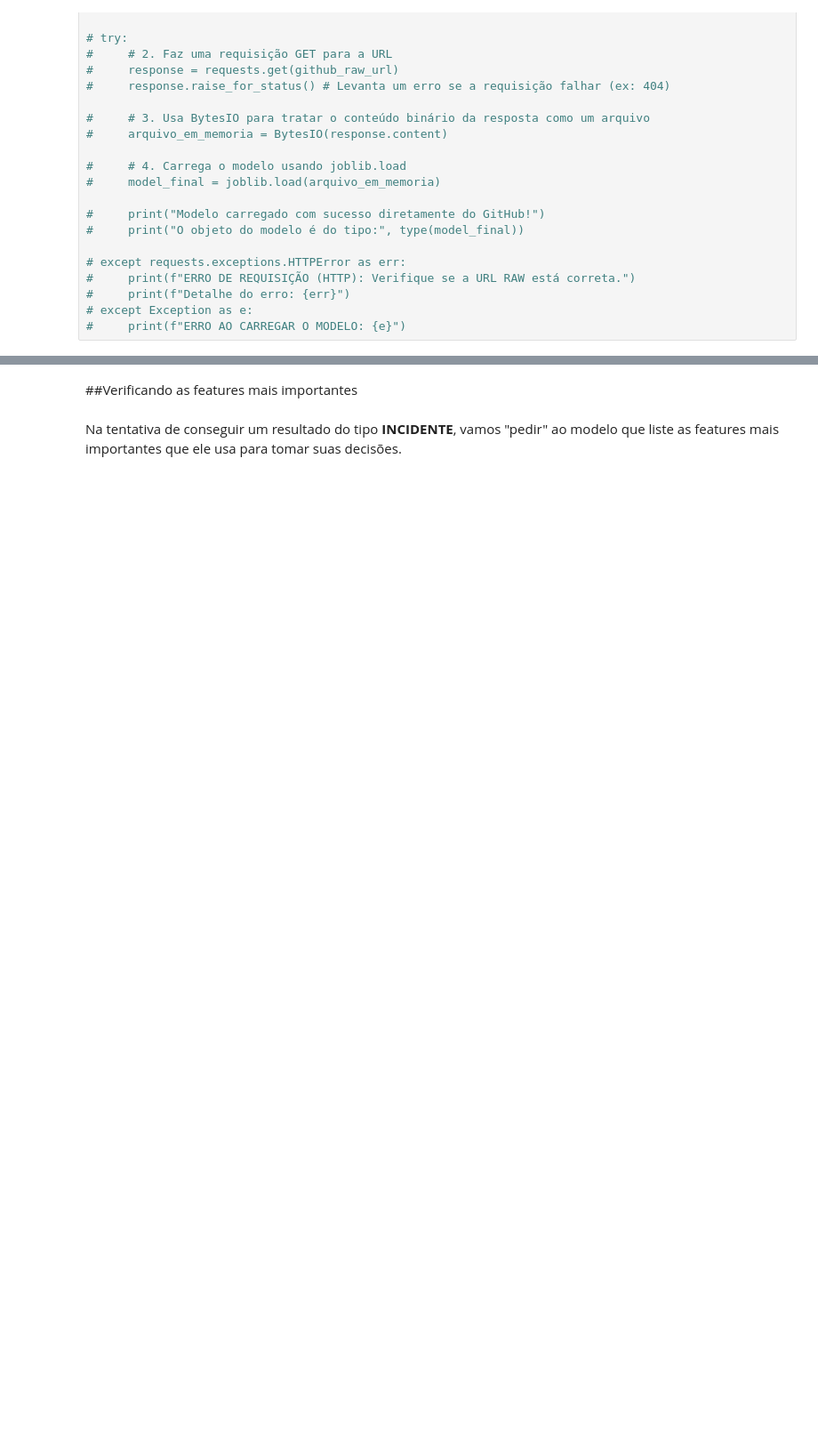
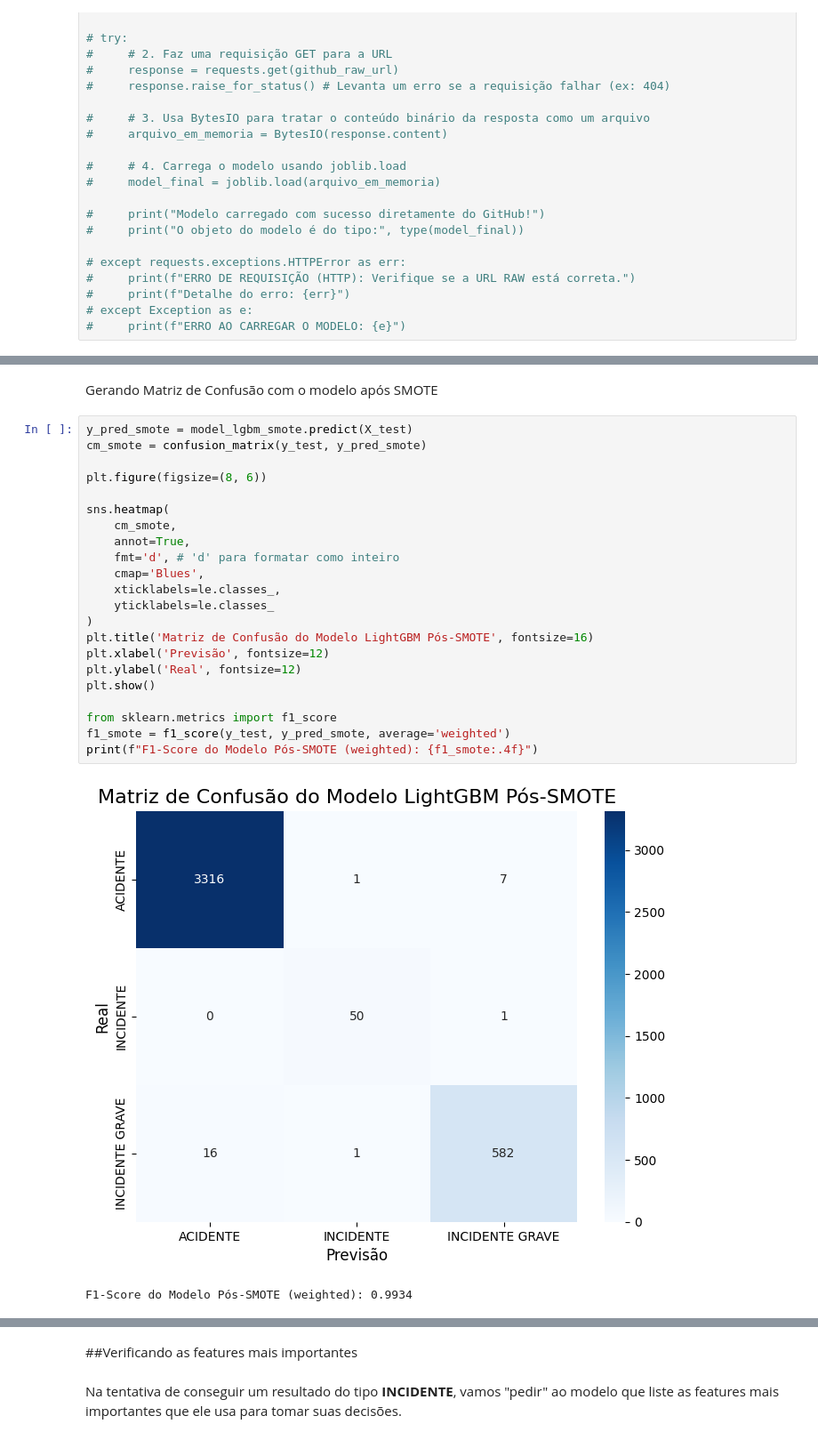
Before and after one commit to hannemanbr/PUC-Rio-MVP-Machine_Learning_Analytics, a Jupyter notebook: THOMAS_MVP_SPRINT_3_Machine_Learning_&_Analytics.ipynb, the cells around one changed output, grey strips where cells are left out. Shown at 89% size. Drawn from its saved outputs; the diff is of its cells as text; blank space fills up the shorter version.

```diff
--- a/THOMAS_MVP_SPRINT_3_Machine_Learning_&_Analytics.ipynb
+++ b/THOMAS_MVP_SPRINT_3_Machine_Learning_&_Analytics.ipynb
@@ -1390,0 +1574,27 @@ Não consegui testar com parâmetros que possam gerar a previsão **INCIDENTE**,
+# %% [markdown]
+Gerando Matriz de Confusão com o modelo após SMOTE
+# %%
+y_pred_smote = model_lgbm_smote.predict(X_test)
+cm_smote = confusion_matrix(y_test, y_pred_smote)
+
+plt.figure(figsize=(8, 6))
+
+sns.heatmap(
+    cm_smote,
+    annot=True,
+    fmt='d', # 'd' para formatar como inteiro
+    cmap='Blues',
+    xticklabels=le.classes_,
+    yticklabels=le.classes_
+)
+plt.title('Matriz de Confusão do Modelo LightGBM Pós-SMOTE', fontsize=16)
+plt.xlabel('Previsão', fontsize=12)
+plt.ylabel('Real', fontsize=12)
+plt.show()
+
+from sklearn.metrics import f1_score
+f1_smote = f1_score(y_test, y_pred_smote, average='weighted')
+print(f"F1-Score do Modelo Pós-SMOTE (weighted): {f1_smote:.4f}")
+# %% [output]
+[figure, added]
+F1-Score do Modelo Pós-SMOTE (weighted): 0.9934
```
Also changed, not shown: parts of 84 cells of this notebook.
